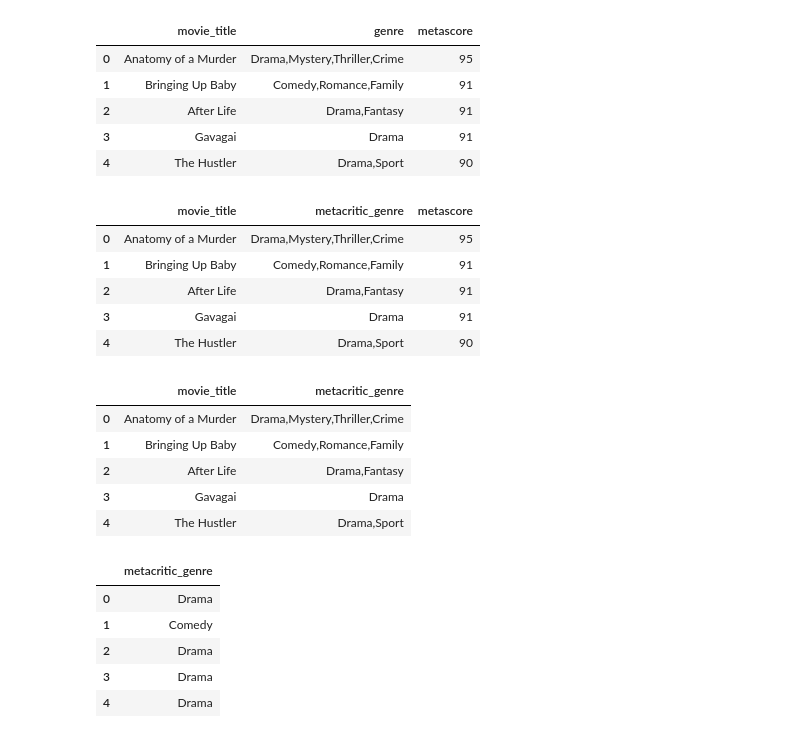
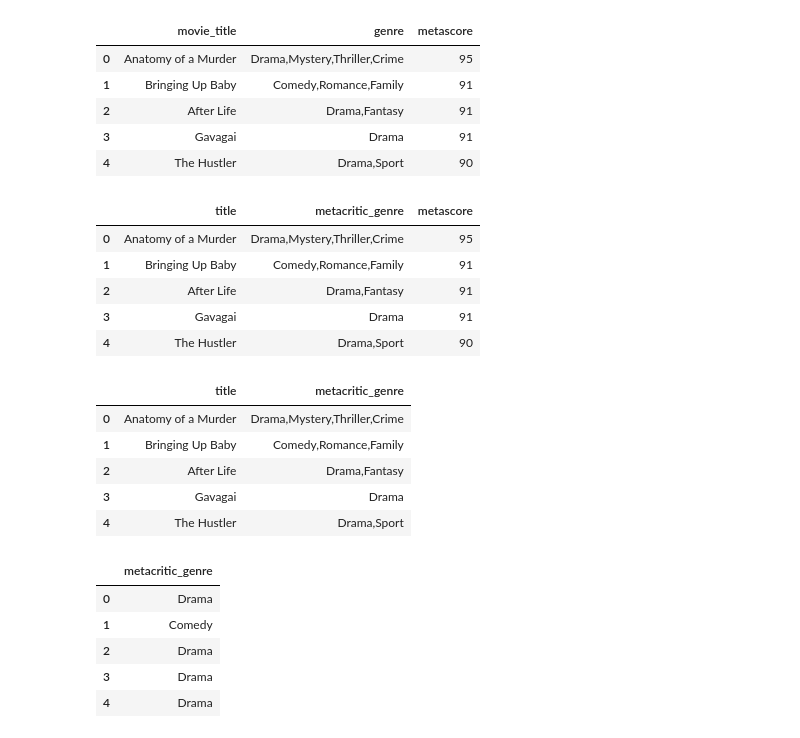
Before and after one commit to angelilucila/Group9_ETL, a Jupyter notebook: Netflix-Angeli.ipynb, the cells around one changed output. Saved outputs shown, nothing was run; the diff lists cells and outputs as text; code cells hidden in the pictures.

```diff
--- a/Netflix-Angeli.ipynb
+++ b/Netflix-Angeli.ipynb
@@ -240,10 +240,10 @@ revised_metascore_df.head()
 | 4 | The Hustler | Drama,Sport | 90 |
 # %%
 # Rename columns
-renamed_metascore_df = revised_metascore_df.rename(columns={"genre": "metacritic_genre"})
+renamed_metascore_df = revised_metascore_df.rename(columns={"movie_title":"title","genre": "metacritic_genre"})
 renamed_metascore_df.head()
 # %% [output]
-|  | movie_title | metacritic_genre | metascore |
+|  | title | metacritic_genre | metascore |
 | 0 | Anatomy of a Murder | Drama,Mystery,Thriller,Crime | 95 |
 | 1 | Bringing Up Baby | Comedy,Romance,Family | 91 |
 | 2 | After Life | Drama,Fantasy | 91 |
@@ -252,10 +252,10 @@ renamed_metascore_df.head()
 # %%
 # split metacritic_genre
 # Define 1st value in listed_in column as main country the movie was produced in
-metagenre_df = renamed_metascore_df[['movie_title','metacritic_genre']]
+metagenre_df = renamed_metascore_df[['title','metacritic_genre']]
 metagenre_df.head()
 # %% [output]
-|  | movie_title | metacritic_genre |
+|  | title | metacritic_genre |
 | 0 | Anatomy of a Murder | Drama,Mystery,Thriller,Crime |
 | 1 | Bringing Up Baby | Comedy,Romance,Family |
 | 2 | After Life | Drama,Fantasy |
```
Also changed, not shown: parts of 7 cells of this notebook.
